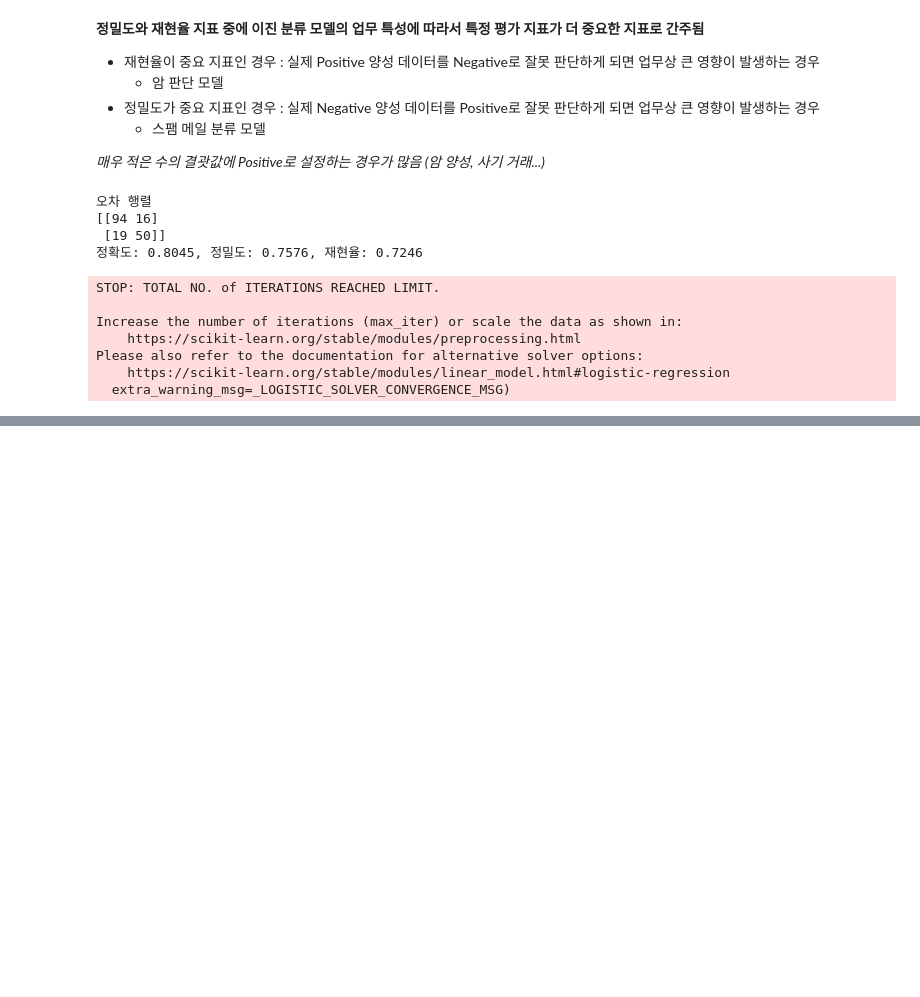
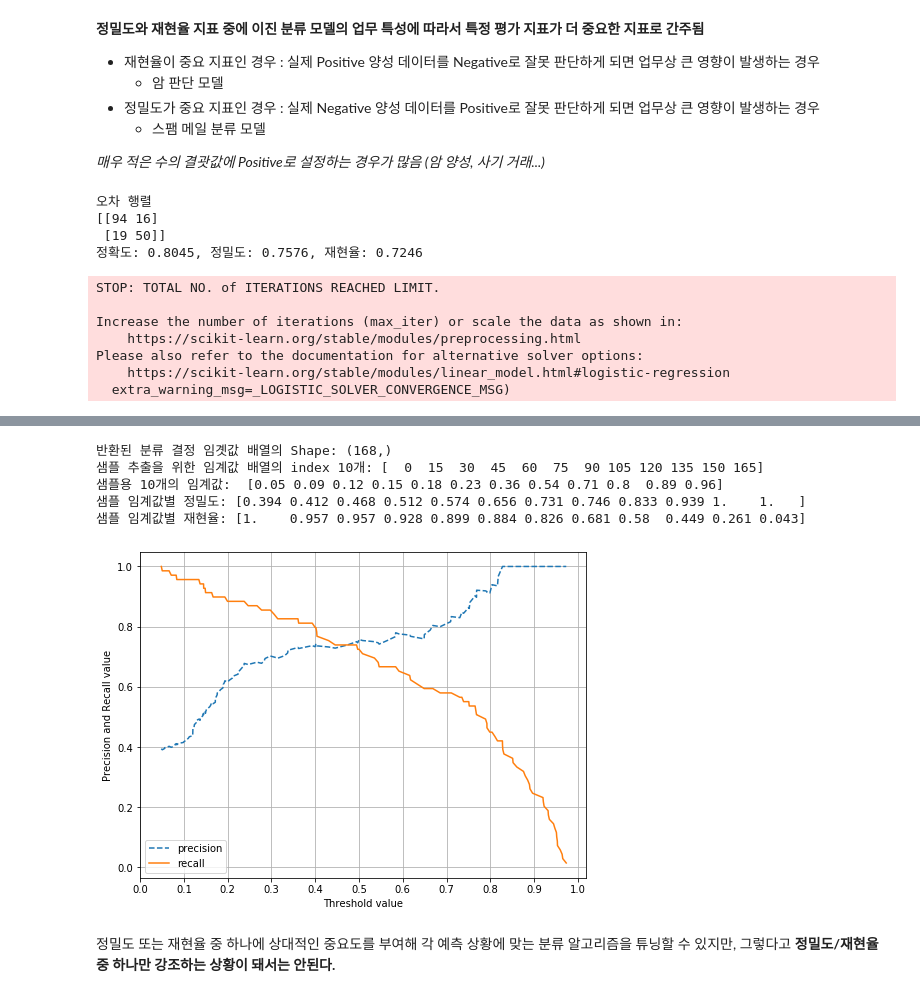
Before and after one commit to OfficialSeonyeong/TIL, a Jupyter notebook: 수료후데이터분석공부/Machine Learning/05. Evaluation.ipynb, the cells around one changed output, grey strips where cells are left out. Cells and saved outputs as stored; diff of their text form; code cells hidden in the pictures; blank space fills up the shorter version.

```diff
--- a/수료후데이터분석공부/Machine Learning/05. Evaluation.ipynb
+++ b/수료후데이터분석공부/Machine Learning/05. Evaluation.ipynb
@@ -202,0 +313,57 @@ Please also refer to the documentation for alternative solver options:
+# %%
+# precision_recall_curve() : 일반적으로 0.11 ~ 0.95 정도의 임곗값을 담은 넘파이 ndarray와 이 임곗값에 해당하는 정밀도 및 재현율 값을 담은 넘파이 array 반환
+
+from sklearn.metrics import precision_recall_curve
+
+# 레이블 값이 1일 때의 예측 확률을 추출
+pred_proba_class1 = lr_clf.predict_proba(X_test)[:,1]
+
+# 실제값 데이터 세트와 레이블 값이 1일 때의 예측 확률을 precision_recall_curve 인자로 입력
+precisions, recalls, thresholds = precision_recall_curve(y_test, pred_proba_class1)
+print('반환된 분류 결정 임곗값 배열의 Shape:', thresholds.shape)
+
+# 반환된 임계값 배열 중 샘플로 10건만 추출하되, 임곗값을 15 step으로 추출
+thr_index = np.arange(0, thresholds.shape[0], 15)
+print('샘플 추출을 위한 임계값 배열의 index 10개:', thr_index)
+print('샘플용 10개의 임계값: ', np.round(thresholds[thr_index], 2))
+
+# 15 step 단위로 추출된 임계값에 따른 정밀도와 재현율 값
+print('샘플 임계값별 정밀도:', np.round(precisions[thr_index], 3))
+print('샘플 임계값별 재현율:', np.round(recalls[thr_index], 3))
+# %% [output]
+반환된 분류 결정 임곗값 배열의 Shape: (168,)
+샘플 추출을 위한 임계값 배열의 index 10개: [  0  15  30  45  60  75  90 105 120 135 150 165]
+샘플용 10개의 임계값:  [0.05 0.09 0.12 0.15 0.18 0.23 0.36 0.54 0.71 0.8  0.89 0.96]
+샘플 임계값별 정밀도: [0.394 0.412 0.468 0.512 0.574 0.656 0.731 0.746 0.833 0.939 1.    1.   ]
+샘플 임계값별 재현율: [1.    0.957 0.957 0.928 0.899 0.884 0.826 0.681 0.58  0.449 0.261 0.043]
+# %%
+import matplotlib.pyplot as plt
+import matplotlib.ticker as ticker
+%matplotlib inline
+
+def precision_recall_curve_plot(y_test, pred_proba_c1):
+    # threshold ndarray와 이 threshold에 따른 정밀도, 재현율 ndarray 추출
+    precisions, recalls, thresholds = precision_recall_curve(y_test, pred_proba_c1)
+
+    # X축을 threshold값으로, Y축은 정밀도, 재현율 값으로 각각 Plot 수행. 정밀도는 점선으로 표시
+    plt.figure(figsize=(8,6))
+    threshold_boundary = thresholds.shape[0]
+    plt.plot(thresholds, precisions[0:threshold_boundary], linestyle='--', label='precision')
+    plt.plot(thresholds, recalls[0:threshold_boundary], label='recall')
+
+    # threshold 값 X축의 Scale을 0.1 단위로 변경
+    start, end = plt.xlim()
+    plt.xticks(np.round(np.arange(start, end, 0.1), 2))
+
+    # x축, y축 label과 legend, 그리고 grid 설정
+    plt.xlabel('Threshold value')
+    plt.ylabel('Precision and Recall value')
+    plt.legend()
+    plt.grid()
+    plt.show()
+
+precision_recall_curve_plot(y_test, lr_clf.predict_proba(X_test)[:,1])
+# %% [output]
+[figure, added]
+# %% [markdown]
+정밀도 또는 재현율 중 하나에 상대적인 중요도를 부여해 각 예측 상황에 맞는 분류 알고리즘을 튜닝할 수 있지만, 그렇다고 **정밀도/재현율 중 하나만 강조하는 상황이 돼서는 안된다.**
```
Also changed, not shown: parts of 6 cells of this notebook.
